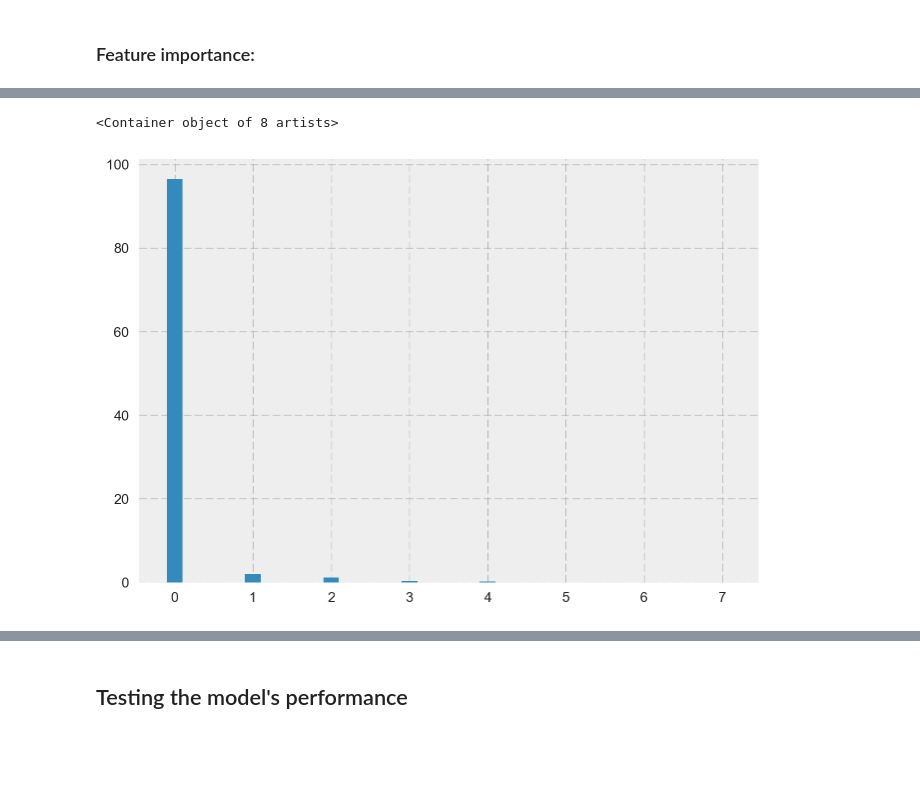
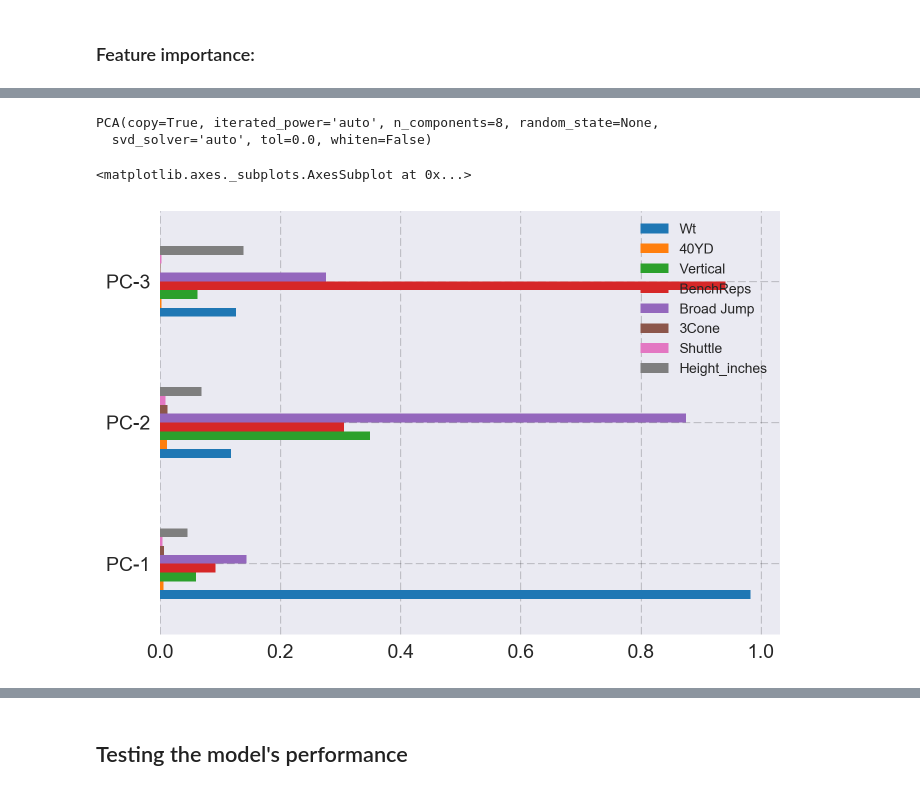
Before and after one commit to richardagalvez/NFLAnalysis, a Jupyter notebook: 2017_predictions.ipynb, the cells around one changed output, grey strips where cells are left out. Saved outputs shown, nothing was run; the diff lists cells and outputs as text; code cells hidden in the pictures; blank space fills up the shorter version.

```diff
--- a/2017_predictions.ipynb
+++ b/2017_predictions.ipynb
@@ -80,7 +78,17 @@ xgb.plot_importance(alg);
-# %%
-pca = PCA(n_components=8)
-pca.fit(X.dropna())
-plt.bar(range(8), pca.explained_variance_ratio_*100, width=0.2)
-# %% [output]
-<Container object of 8 artists>
-[figure, removed]
+# %%
+pca = PCA(n_components=8)
+df2 = df.copy()
+df2['Probowl'] = df2['Probowl'].astype(int)
+X = df2[features].dropna()
+pca.fit(X)
+
+#Xtrans[y==0,1]
+#components = pd.DataFrame(pca.components_,columns=X.columns,index = ['PC-1','PC-2', 'PC-3'])
+# %% [output]
+PCA(copy=True, iterated_power='auto', n_components=8, random_state=None,
+  svd_solver='auto', tol=0.0, whiten=False)
+# %%
+np.abs(components).plot.barh()
+# %% [output]
+<matplotlib.axes._subplots.AxesSubplot at 0x...>
+[figure, added]
```
Also changed, not shown: parts of 9 cells of this notebook.
